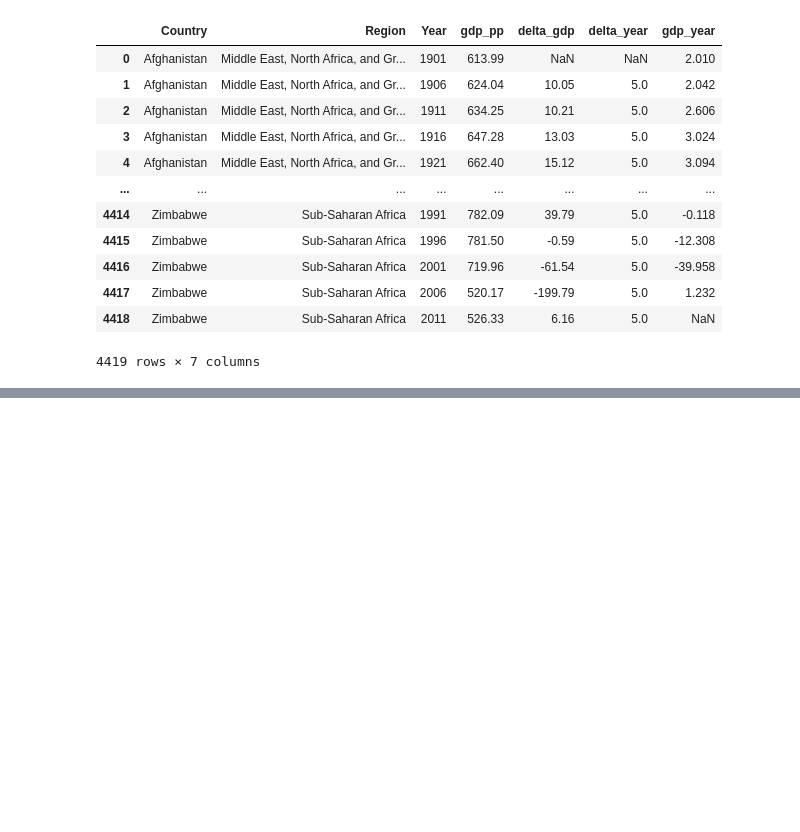
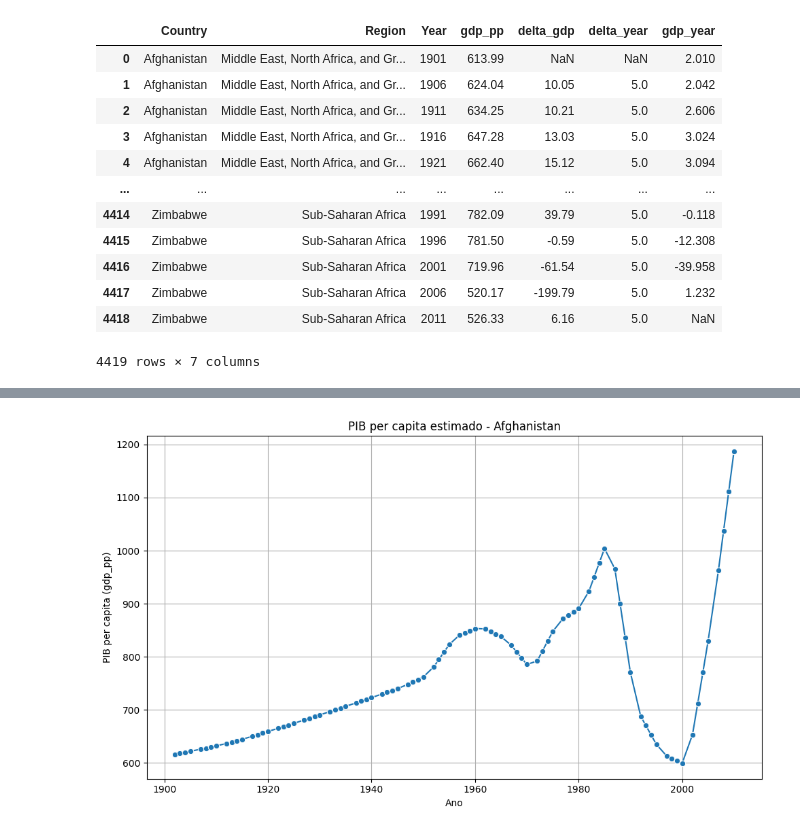
Before and after one commit to ludiemert/Analyzing_Data_Pandas_SQL, a Jupyter notebook: 4_Projectos/3_Proj_ GDP_Per_Person/GDP_Per_Person.ipynb, the cells around one changed output, grey strips where cells are left out. Saved outputs shown, nothing was run; the diff lists cells and outputs as text; code cells hidden in the pictures; blank space fills up the shorter version.

Commit message:
add cod and grafic

```diff
--- a/4_Projectos/3_Proj_ GDP_Per_Person/GDP_Per_Person.ipynb
+++ b/4_Projectos/3_Proj_ GDP_Per_Person/GDP_Per_Person.ipynb
@@ -574,3 +574,7 @@ df_gdp
 | 4417 | Zimbabwe | Sub-Saharan Africa | 2006 | 520.17 | -199.79 | 5.0 | 1.232 |
 | 4418 | Zimbabwe | Sub-Saharan Africa | 2011 | 526.33 | 6.16 | 5.0 | NaN |
 4419 rows × 7 columns
+# %%
+# interacao dos dados e add no DF
+# add more series and delete series not use
+df_gdp["next_year"] = df_gdp["Year"].shift(-1)
@@ -576,0 +644,21 @@ df_gdp
+# %%
+# Segundo for (acima para ver as informacoes, continuacao abaixo)
+
+# new DF para interacao de concat
+df_new_data = pd.DataFrame()
+
+for idx, row in df_gdp.iterrows(): # iterrows eh mais didatico so que eh mais pesado para rodar
+    if row["Year"] == 2011:
+        continue
+
+    # caso false continue
+    #new variavel, years reais
+    years_to_add = df_years_off[(df_years_off < row["next_year"]) & (df_years_off > row["Year"])]
+
+    # segundo for start aqui, add um a um (ano a ano....1902, 1903, 1904, 1905)
+    for new_year in years_to_add:
+        add_row = row.copy()
+        add_row["gdp_pp"] = (new_year - add_row["Year"]) * add_row["gdp_year"] + add_row["gdp_pp"]  # comeca a trab a estimativa gdp_pp
+        add_row["Year"] = new_year
+        add_row["kind"] = "estimated"
+        df_new_data = pd.concat([df_new_data, add_row.to_frame().transpose()])
@@ -576,0 +682,21 @@ df_gdp
+# %%
+#  montar todos com grafico (CHATGPT)
+# 1 - gerar um gráfico com base nesses dados interpolados (df_new_data)
+import matplotlib.pyplot as plt
+import seaborn as sns
+
+# Filtrar os dados para um país (ex: Afghanistan)
+df_afghanistan = df_new_data[df_new_data["Country"] == "Afghanistan"].sort_values("Year")
+
+# Plotar a linha de crescimento estimado do PIB per capita
+plt.figure(figsize=(10, 6))
+sns.lineplot(data=df_afghanistan, x="Year", y="gdp_pp", marker="o")
+
+plt.title("PIB per capita estimado - Afghanistan")
+plt.xlabel("Ano")
+plt.ylabel("PIB per capita (gdp_pp)")
+plt.grid(True)
+plt.tight_layout()
+plt.show()
+# %% [output]
+[figure, added]
```
Also changed, not shown: parts of 10 cells of this notebook.
